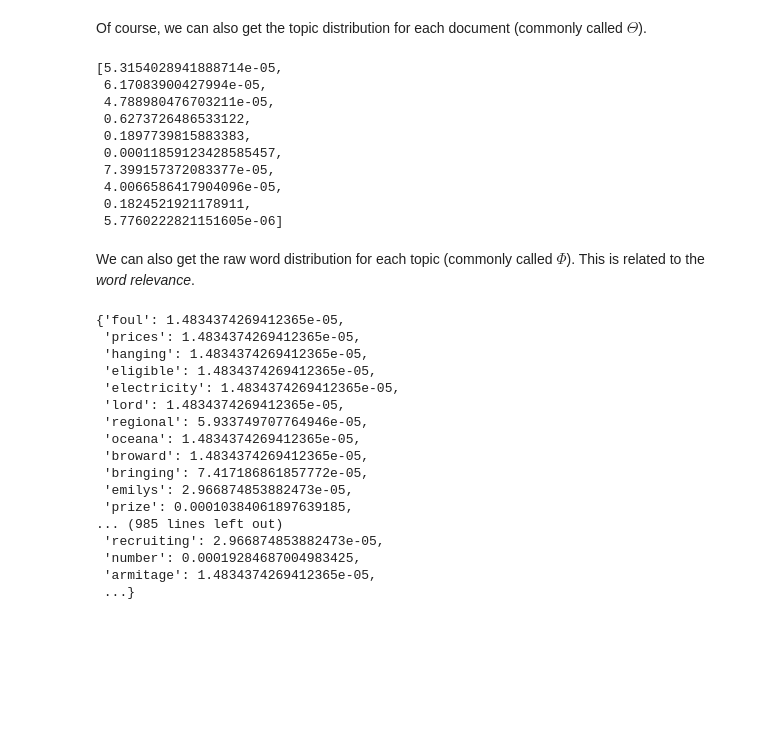
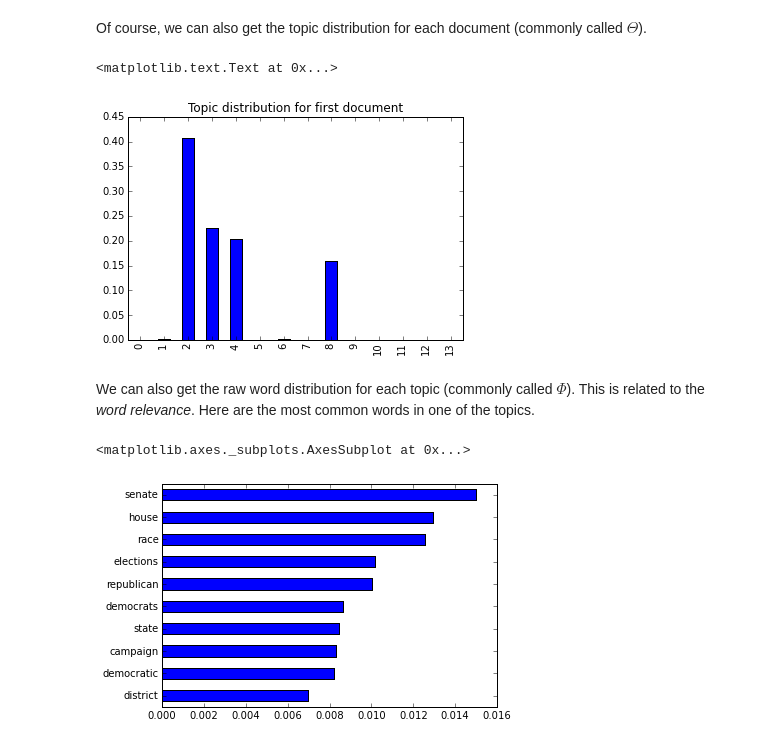
Before and after one commit to datamicroscopes/release, a Jupyter notebook: examples/hdp.ipynb, the cells around one changed output. Saved outputs shown, nothing was run; the diff lists cells and outputs as text; code cells hidden in the pictures; blank space fills up the shorter version.

```diff
--- a/examples/hdp.ipynb
+++ b/examples/hdp.ipynb
@@ -24,5 +20,0 @@ Before loading the documents, we load maps from the vocabulary words to the word
-# %%
-with open("vocab.kos.txt", "r") as f:
-    kos_vocab = [word.strip() for word in f.readlines()]
-id_to_word = {i: word for i, word in enumerate(kos_vocab)}
-word_to_id = {word: i for i, word in enumerate(kos_vocab)}
@@ -193,38 +224,15 @@ kos_state.predict(doc, r)
 ### Topic and Term Distributions
 # %% [markdown]
 Of course, we can also get the topic distribution for each document (commonly called $\Theta$).
-# %%
-kos_state.topic_distribution_by_document()[0]
-# %% [output]
-[5.3154028941888714e-05,
- 6.17083900427994e-05,
- 4.788980476703211e-05,
- 0.6273726486533122,
- 0.1897739815883383,
- 0.00011859123428585457,
- 7.399157372083377e-05,
- 4.0066586417904096e-05,
- 0.1824521921178911,
- 5.7760222821151605e-06]
+# %%
+pd.Series(kos_state.topic_distribution_by_document()[0]).plot(kind='bar').set_title('Topic distribution for first document')
+# %% [output]
+<matplotlib.text.Text at 0x...>
+[figure, added]
 # %% [markdown]
-We can also get the raw word distribution for each topic (commonly called $\Phi$). This is related to the _word relevance_.
+We can also get the raw word distribution for each topic (commonly called $\Phi$). This is related to the _word relevance_. Here are the most common words in one of the topics.
-# %%
-kos_state.word_distribution_by_topic()[0]
-# %% [output]
-{'foul': 1.4834374269412365e-05,
- 'prices': 1.4834374269412365e-05,
- 'hanging': 1.4834374269412365e-05,
- 'eligible': 1.4834374269412365e-05,
- 'electricity': 1.4834374269412365e-05,
- 'lord': 1.4834374269412365e-05,
- 'regional': 5.933749707764946e-05,
- 'oceana': 1.4834374269412365e-05,
- 'broward': 1.4834374269412365e-05,
- 'bringing': 7.417186861857772e-05,
- 'emilys': 2.966874853882473e-05,
- 'prize': 0.00010384061897639185,
-... (985 lines left out)
- 'recruiting': 2.966874853882473e-05,
- 'number': 0.00019284687004983425,
- 'armitage': 1.4834374269412365e-05,
- ...}
+# %%
+pd.Series(kos_state.word_distribution_by_topic()[3]).sort(inplace=False).tail(10).plot(kind='barh')
+# %% [output]
+<matplotlib.axes._subplots.AxesSubplot at 0x...>
+[figure, added]
```
Also changed, not shown: parts of 16 cells of this notebook.
